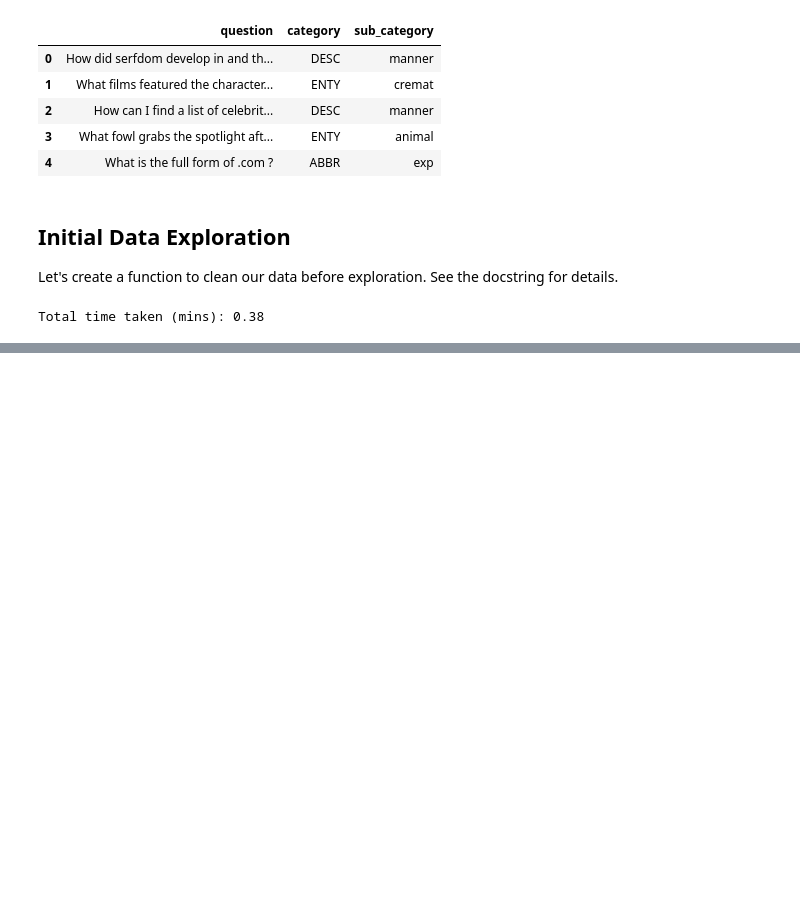
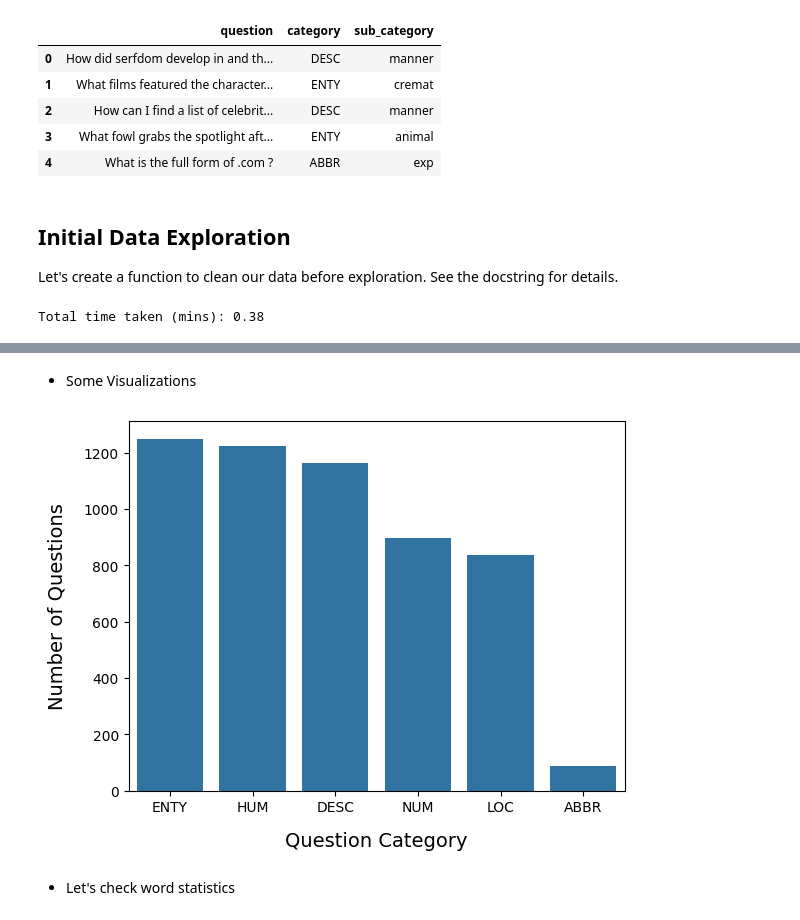
Before and after one commit to Ibrahim-Ola/ml_for_sentence_classification, a Jupyter notebook: data_download_and_prep.ipynb, the cells around one changed output, grey strips where cells are left out. Drawn from its saved outputs; the diff is of its cells as text; code cells hidden in the pictures; blank space fills up the shorter version.

Commit message:
added visualizations to notebook

```diff
--- a/data_download_and_prep.ipynb
+++ b/data_download_and_prep.ipynb
@@ -245,0 +308,11 @@ Total time taken (mins): 0.38
+# %% [markdown]
+* Some Visualizations
+# %%
+sns.countplot(x='category', data=train_data, order=train_data['category'].value_counts().index)
+plt.ylabel("Number of Questions", labelpad=12, fontsize=14)
+plt.xlabel("Question Category", labelpad=12, fontsize=14)
+plt.show()
+# %% [output]
+[figure, added]
+# %% [markdown]
+* Let's check word statistics
```
Also changed, not shown: parts of 9 cells of this notebook.
